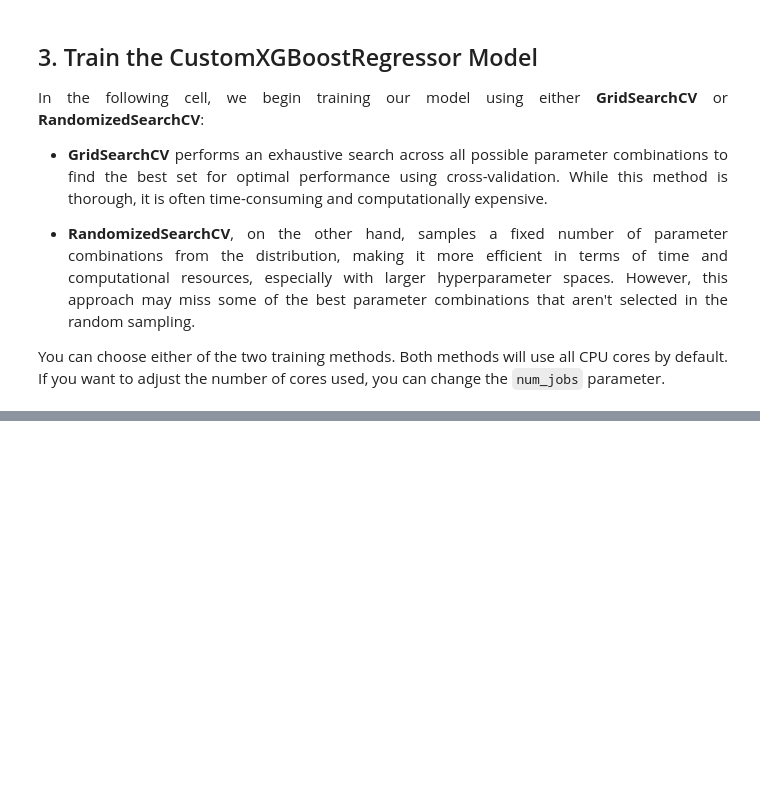
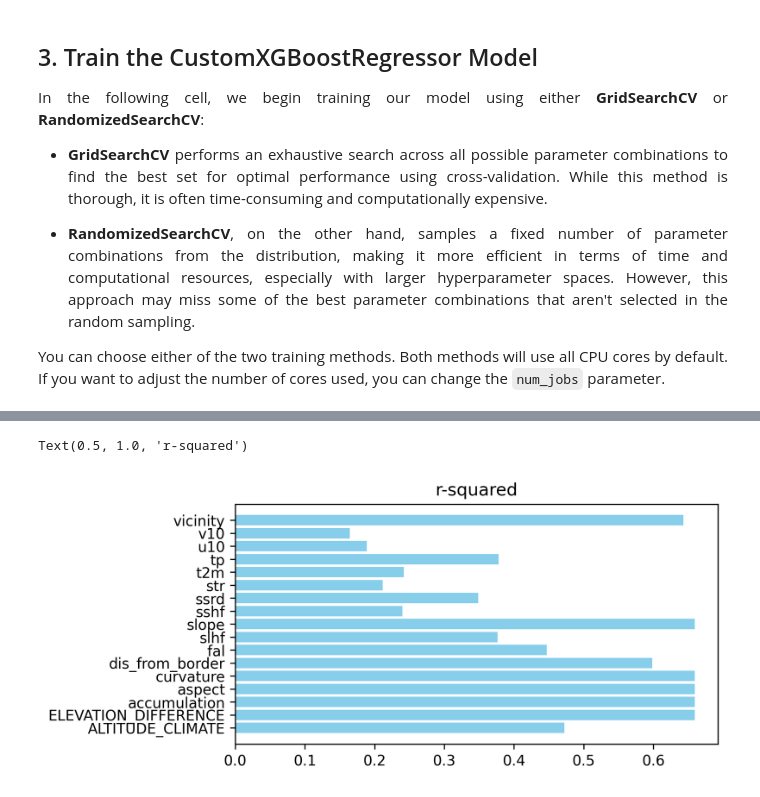
Before and after one commit to ibdv/MassBalanceMachine, a Jupyter notebook: notebooks/model_training_xgboost.ipynb, the cells around one changed output, grey strips where cells are left out. Saved outputs shown, nothing was run; the diff lists cells and outputs as text; code cells hidden in the pictures; blank space fills up the shorter version.

```diff
--- a/notebooks/model_training_xgboost.ipynb
+++ b/notebooks/model_training_xgboost.ipynb
@@ -108,17 +167,4 @@ Size of test set: 6753
 <p style='text-align: justify;'>
 Next, we define the parameter ranges for each XGBoost parameter. In the subsequent step, we use cross-validation to explore these parameter ranges and select the combination that yields the lowest loss. Additionally, we create a <code>CustomXGBoostRegressor</code> object.
 </p>
-# %%
-# For each of the XGBoost parameter, define the grid range
-parameters = {
-    'max_depth': [
-        3,
-        4,
-        5,
-        6,
-    ],
-    'learning_rate': [0.01, 0.1, 0.2, 0.3],
-    'n_estimators': [100, 200, 300],
-    'gamma': [0, 1]
-}
 # %%
@@ -173,0 +332,7 @@ Best score:
+# %%
+plt.figure(figsize=(6, 3))
+plt.barh(varsList, r2List, color='skyblue')
+plt.title('r-squared')
+# %% [output]
+Text(0.5, 1.0, 'r-squared')
+[figure, added]
```
Also changed, not shown: parts of 23 cells of this notebook, 4 other files.
